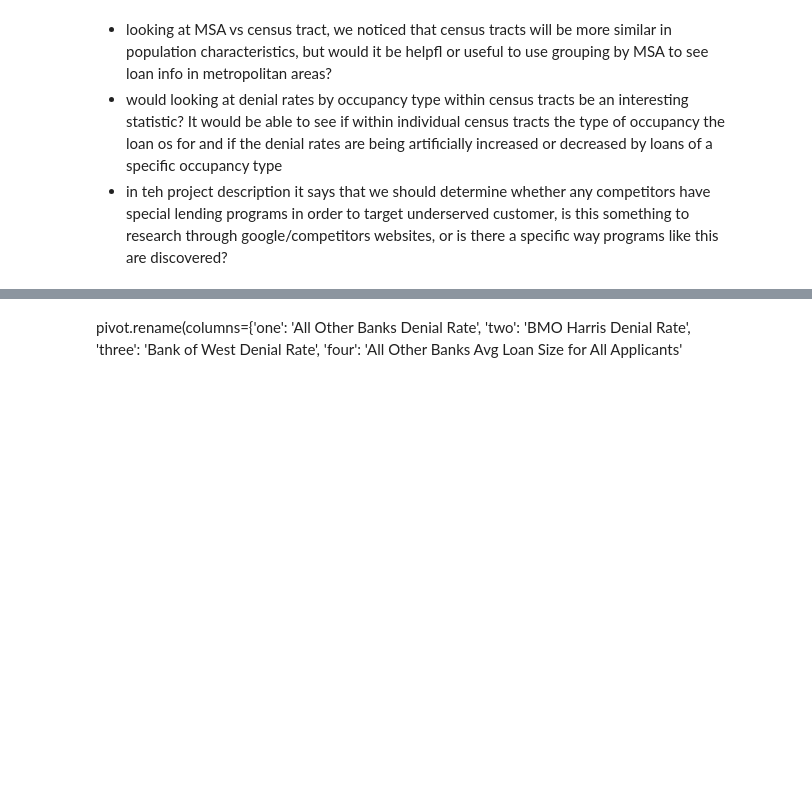
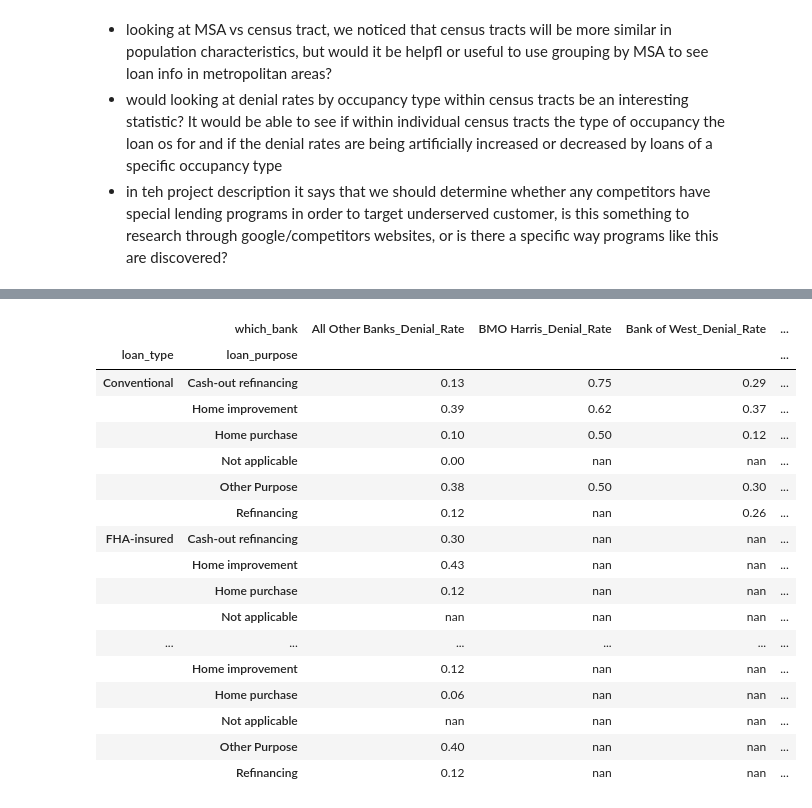
Before and after one commit to LeDataSciFi/FinTech-Capstone-2023, a Jupyter notebook: code/Analysis_aggregate_comps.ipynb, the cells around one changed output, grey strips where cells are left out. Cells and saved outputs as stored; diff of their text form; code cells hidden in the pictures; blank space fills up the shorter version.

Commit message:
Table Added

```diff
--- a/code/Analysis_aggregate_comps.ipynb
+++ b/code/Analysis_aggregate_comps.ipynb
@@ -237,2 +206,32 @@ pivot.style.format('{:,.2f}')
-# %% [markdown]
-pivot.rename(columns={'one': 'All Other Banks Denial Rate', 'two': 'BMO Harris Denial Rate', 'three': 'Bank of West Denial Rate', 'four': 'All Other Banks Avg Loan Size for All Applicants'
+# %%
+pivot1 = apps.pivot_table(index=['loan_type', 'loan_purpose'], columns = ['which_bank'], values='denial', aggfunc='mean').add_suffix("_Denial_Rate")
+pivot2 = apps.pivot_table(index=['loan_type', 'loan_purpose'], columns = ['which_bank'], values='loan_amount', aggfunc='mean').add_suffix("_Avg_Loan_Size_All_Applicants")
+pivot3 = hmda.query('approved == 1').pivot_table(index=['loan_type', 'loan_purpose'], columns = ['which_bank'], values='loan_amount', aggfunc='mean').add_suffix("_Avg_Loan_Size_Approved")
+pivot4 = hmda.pivot_table(index=['loan_type', 'loan_purpose'], columns = ['which_bank'], values='income', aggfunc='median').add_suffix("_Median_Income_All_Applicants")
+pivot5 = hmda.query('approved == 1').pivot_table(index=['loan_type', 'loan_purpose'], columns = ['which_bank'], values='income', aggfunc='median').add_suffix("_Median_Income_Approved")
+
+pivot = pivot1.merge(pivot2, left_index=True, right_index=True, how='outer')
+pivot = pivot.merge(pivot3, left_index=True, right_index=True, how='outer')
+pivot = pivot.merge(pivot4, left_index=True, right_index=True, how='outer')
+pivot = pivot.merge(pivot5, left_index=True, right_index=True, how='outer')
+
+pivot.style.format('{:,.2f}')
+# %% [output]
+|  | which_bank | All Other Banks_Denial_Rate | BMO Harris_Denial_Rate | Bank of West_Denial_Rate | ... |
+| loan_type | loan_purpose |  |  |  | ... |
+| Conventional | Cash-out refinancing | 0.13 | 0.75 | 0.29 | ... |
+|  | Home improvement | 0.39 | 0.62 | 0.37 | ... |
+|  | Home purchase | 0.10 | 0.50 | 0.12 | ... |
+|  | Not applicable | 0.00 | nan | nan | ... |
+|  | Other Purpose | 0.38 | 0.50 | 0.30 | ... |
+|  | Refinancing | 0.12 | nan | 0.26 | ... |
+| FHA-insured | Cash-out refinancing | 0.30 | nan | nan | ... |
+|  | Home improvement | 0.43 | nan | nan | ... |
+|  | Home purchase | 0.12 | nan | nan | ... |
+|  | Not applicable | nan | nan | nan | ... |
+| ... | ... | ... | ... | ... | ... |
+|  | Home improvement | 0.12 | nan | nan | ... |
+|  | Home purchase | 0.06 | nan | nan | ... |
+|  | Not applicable | nan | nan | nan | ... |
+|  | Other Purpose | 0.40 | nan | nan | ... |
+|  | Refinancing | 0.12 | nan | nan | ... |
```
Also changed, not shown: parts of 1 cell of this notebook.
